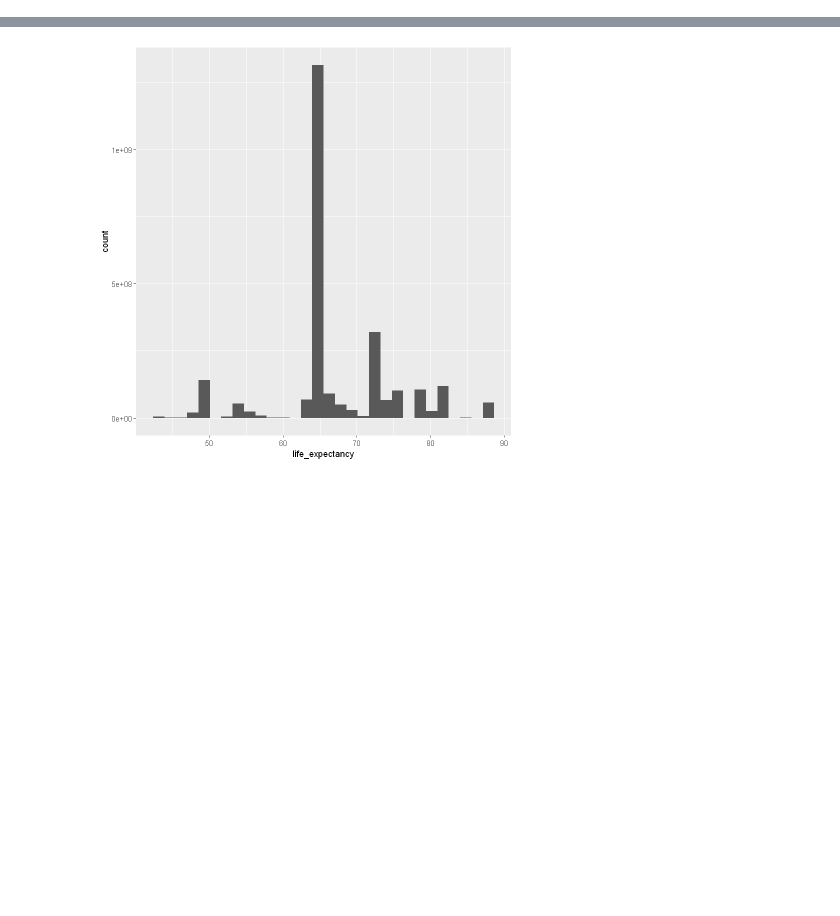
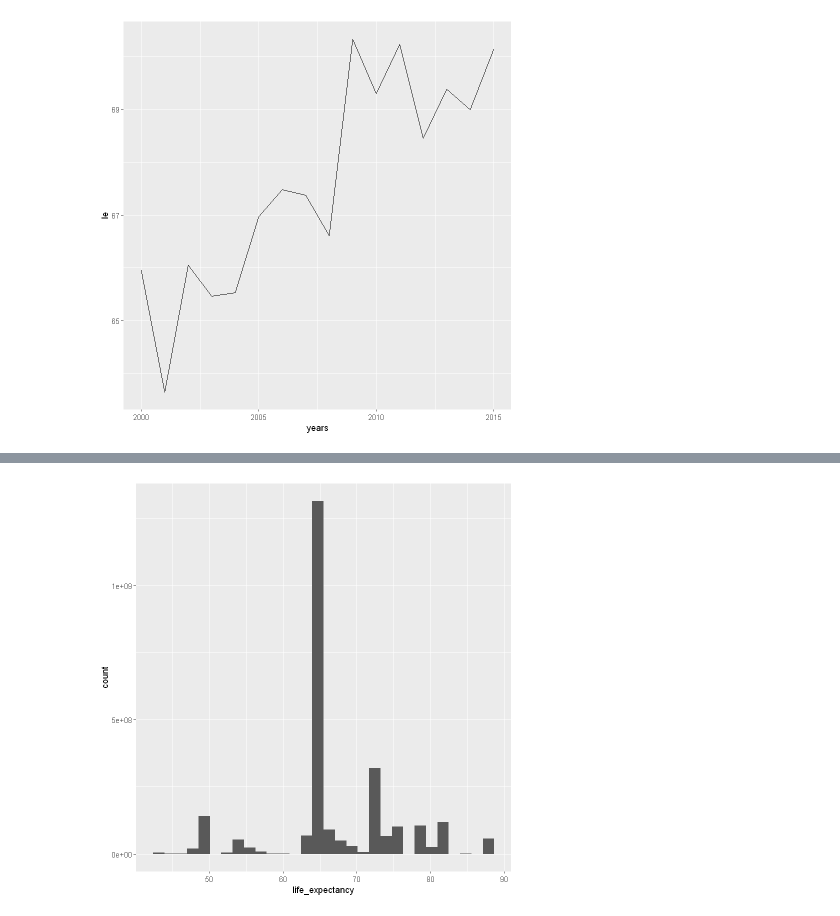
Before and after one commit to Szymex49/What_affects_life_expectancy-statistical_analysis, a Jupyter notebook: Malec.ipynb, the cells around one changed output, grey strips where cells are left out. Saved outputs shown, nothing was run; the diff lists cells and outputs as text; code cells hidden in the pictures; blank space fills up the shorter version.

```diff
--- a/Malec.ipynb
+++ b/Malec.ipynb
@@ -121,0 +80,13 @@ Warning message:
+# %%
+le <- c()
+years <- sort(unique(data$year))
+
+for (y in years) {
+    data_year <- data %>% filter(year == y & !is.na(life_expectancy) & !is.na(population))
+    mean_lf <- sum(data_year$life_expectancy * data_year$population) / sum(data_year$population)
+    le <- append(le, mean_lf)
+}
+
+ggplot() + geom_line(aes(x=years, y=le))
+# %% [output]
+[figure, added]
```
Also changed, not shown: parts of 39 cells of this notebook, 1 other file.
